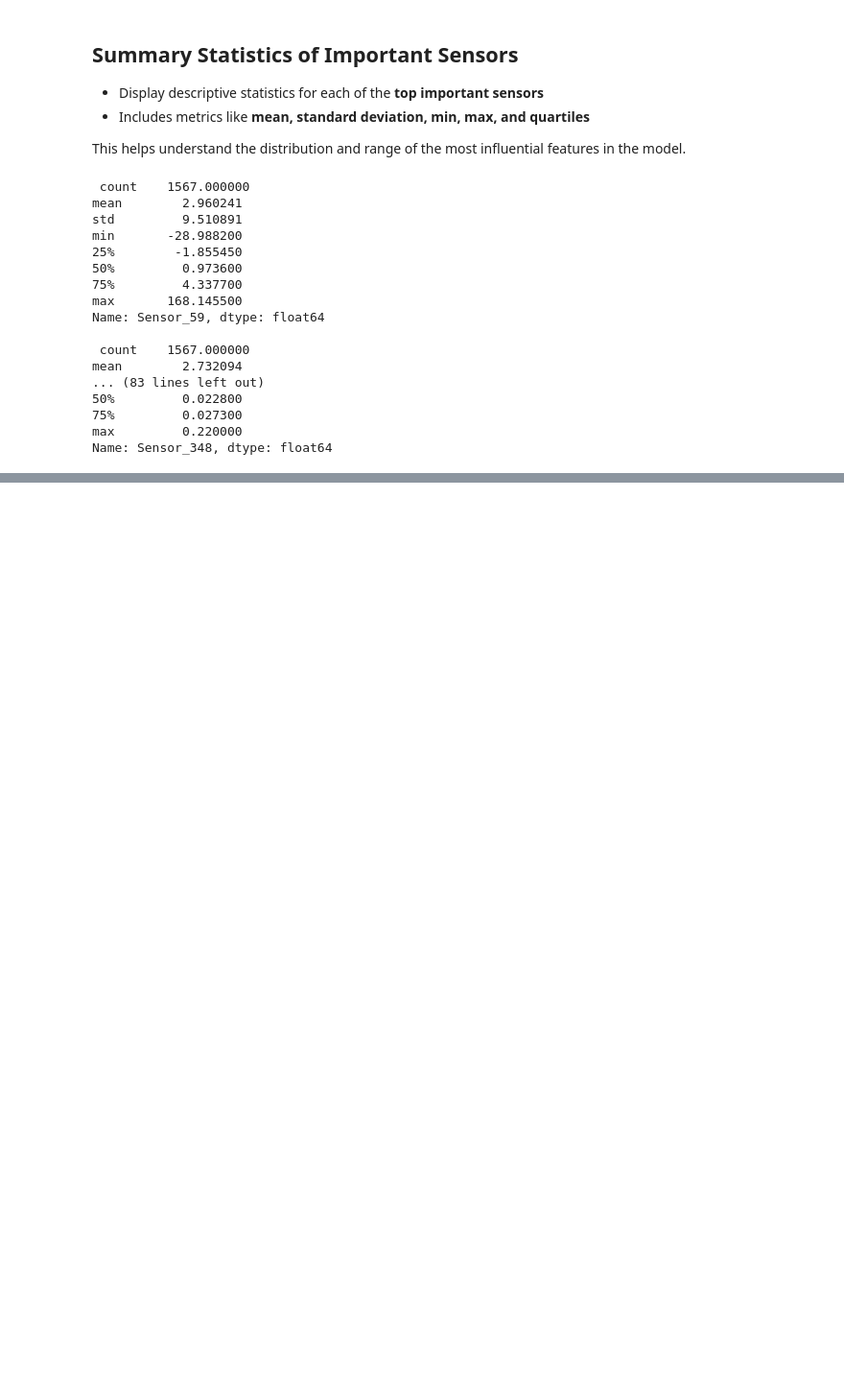
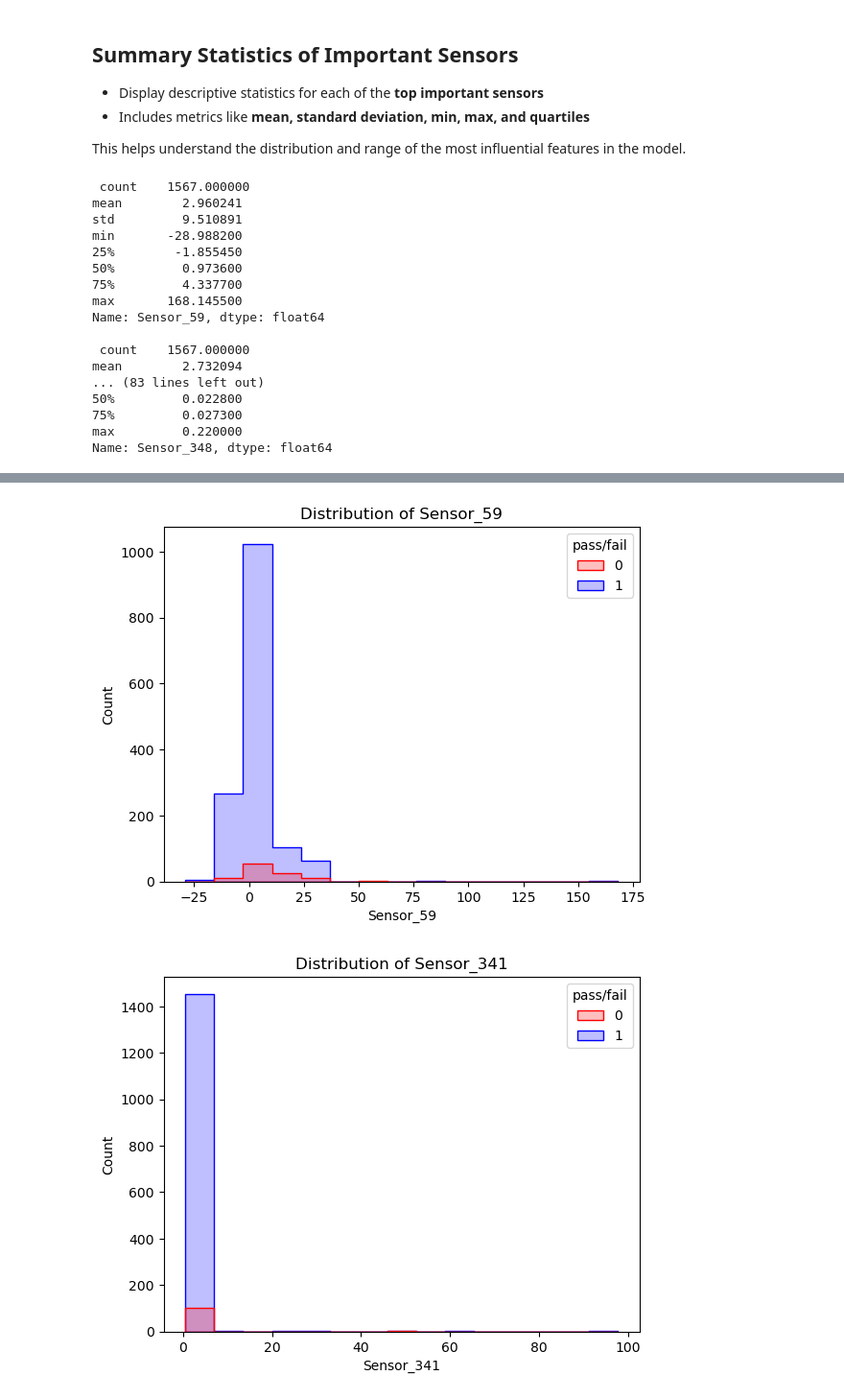
Before and after one commit to adityabagchi24/SECOM-Dataset-Analysis, a Jupyter notebook: SECOM.ipynb, the cells around one changed output, grey strips where cells are left out. Shown at 96% size. Cells and saved outputs as stored; diff of their text form; code cells hidden in the pictures; blank space fills up the shorter version.

Commit message:
Distribution of Important Sensors

```diff
--- a/SECOM.ipynb
+++ b/SECOM.ipynb
@@ -234,0 +243,11 @@ Name: Sensor_348, dtype: float64
+# %%
+for sensor in top_features.index:
+    plt.figure()
+    sns.histplot(data=clean_data, x=sensor, hue="pass/fail",
+                 bins=15, palette={0: "red", 1: "blue"},
+                 element="step")
+    plt.title(f"Distribution of {sensor}")
+    plt.show()
+# %% [output]
+[figure, added]
+[figure, added]
```
Also changed, not shown: parts of 2 cells of this notebook.
